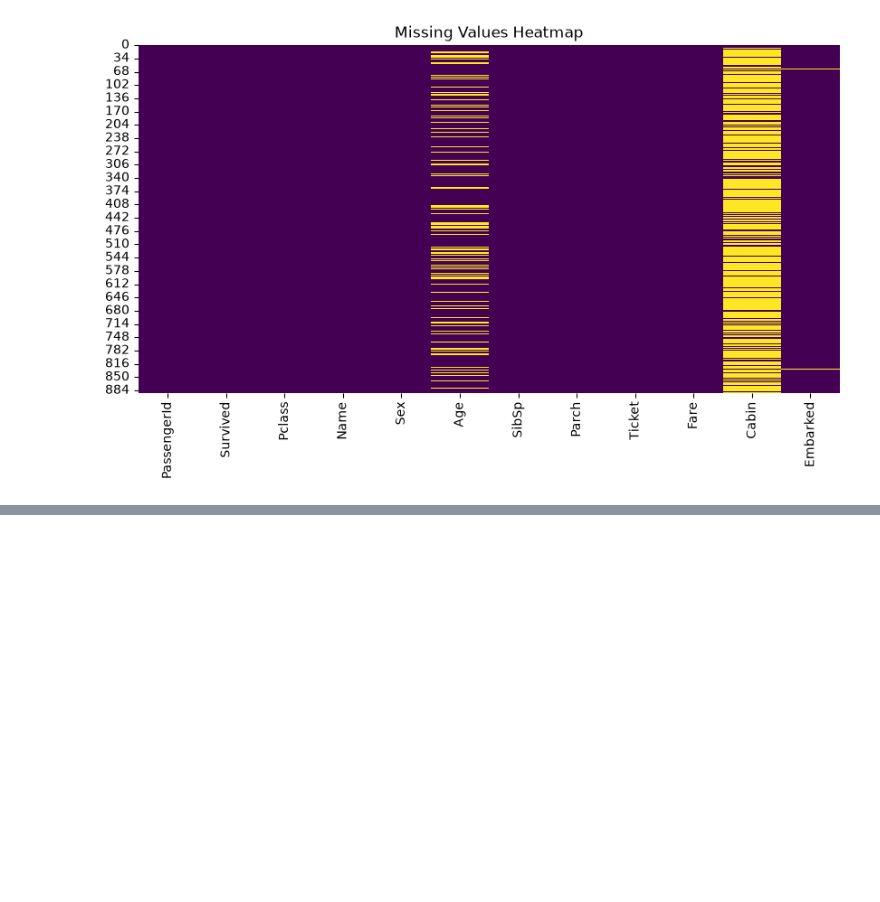
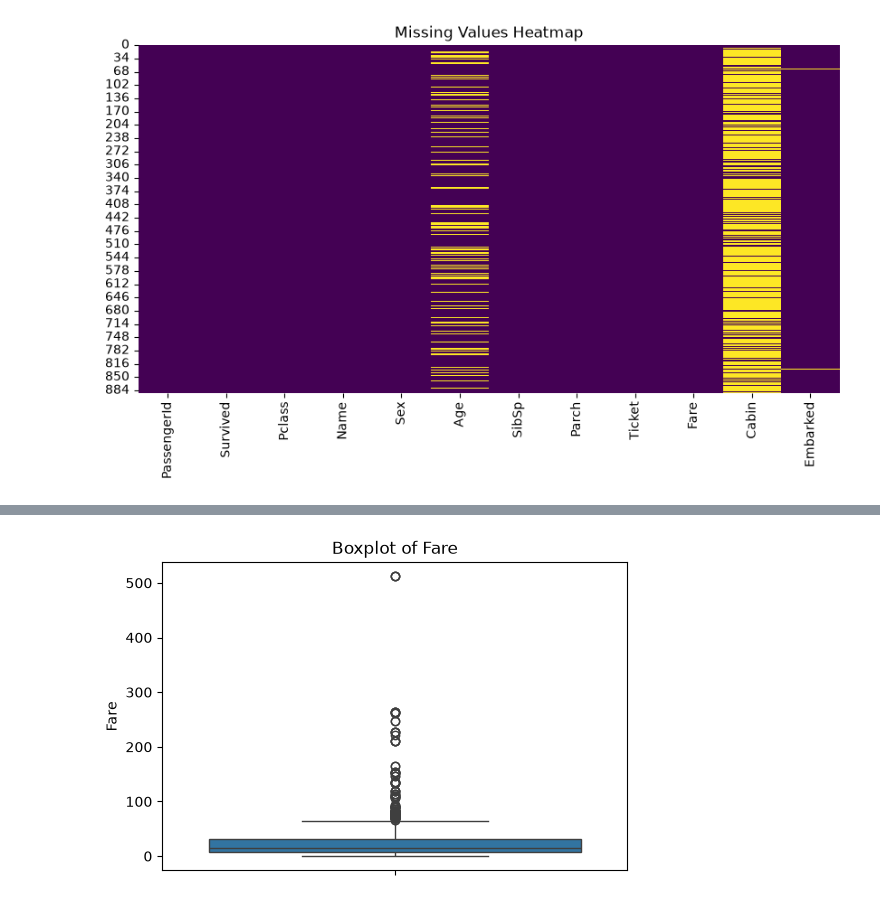
Before and after one commit to amna-8605/neurofive-ml-track, a Jupyter notebook: Titanic_EDA.ipynb, the cells around one changed output, grey strips where cells are left out. Drawn from its saved outputs; the diff is of its cells as text; code cells hidden in the pictures; blank space fills up the shorter version.

Commit message:
Task 2: Data cleaning, outlier detection and data visualization on Titanic dataset

```diff
--- a/Titanic_EDA.ipynb
+++ b/Titanic_EDA.ipynb
@@ -122,0 +158,13 @@ plt.show()
+# %%
+# Fill missing values in Age with median
+df['Age'] = df['Age'].fillna(df['Age'].median())
+
+# Fill missing values in Embarked with mode
+df['Embarked'] = df['Embarked'].fillna(df['Embarked'].mode()[0])
+
+# Drop Cabin only if it still exists
+if 'Cabin' in df.columns:
+    df.drop(columns=['Cabin'], inplace=True)
+
+# Check remaining missing values
+print(df.isnull().sum())
@@ -122,0 +190,13 @@ plt.show()
+# %%
+import matplotlib.pyplot as plt
+import seaborn as sns
+
+plt.figure(figsize=(6,4))
+
+sns.boxplot(y=df['Fare'])
+
+plt.title("Boxplot of Fare")
+
+plt.show()
+# %% [output]
+[figure, added]
```
Also changed, not shown: parts of 13 cells of this notebook.
